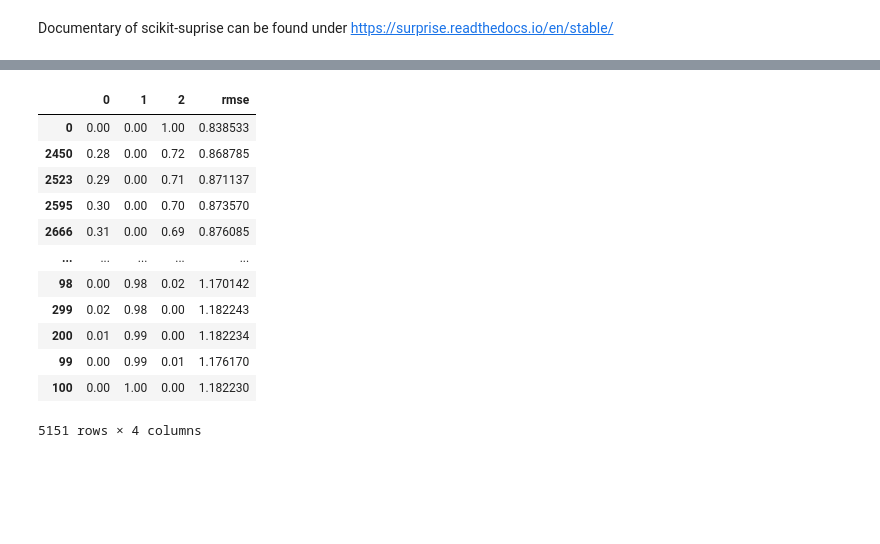
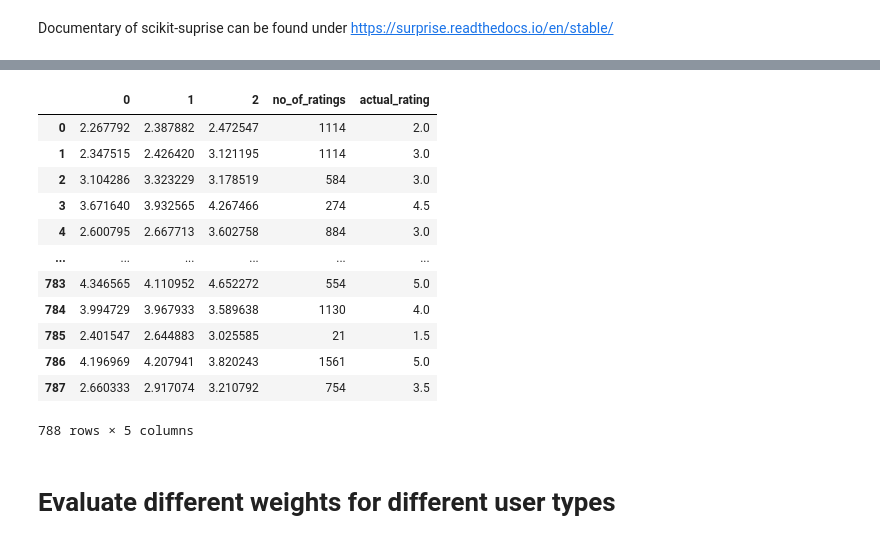
Before and after one commit to yuayixio/MovieRatingPredictor, a Jupyter notebook: notebooks/Model_Combination.ipynb, the cells around one changed output, grey strips where cells are left out. Saved outputs shown, nothing was run; the diff lists cells and outputs as text; code cells hidden in the pictures; blank space fills up the shorter version.

Commit message:
Fixed bug concerning the order of the test set

```diff
--- a/notebooks/Model_Combination.ipynb
+++ b/notebooks/Model_Combination.ipynb
@@ -113,17 +129,22 @@ def predict_movie_rating(imdbID, ratings, feature_data, mean, knn_metric, set_k,
 def compare_weights(algos, params_features, params_knn):
     i=0
     rmses = []
+    predictions = []
+    number_of_ratings = []
+    actual_ratings = []
     for train, test in KFold(n_splits=1000, **kwargs, shuffle=True).split(ratings):
-        preds = []
         # split data
         trainset = ratings.loc[train]
         testset = ratings.loc[test]
-        print(trainset.shape[0])
-        print(testset.shape[0])
+
         # convert data to surprise format
         train_surprise = Dataset.load_from_df(trainset, reader).build_full_trainset()
         test_surprise = Dataset.load_from_df(testset, reader).build_full_trainset().build_testset()
 
+        # overwrite testset as surprise sorts entries
+        testset = pd.DataFrame(test_surprise).rename(columns={0:'user_id', 1:'imdbID', 2:'rating'})
+
+        preds = []
         # Collaborative Filtering Models
         for algo in algos:
             algo.fit(train_surprise)
@@ -137,7 +158,7 @@ def compare_weights(algos, params_features, params_knn):
 
         # predict ratings
         pred_content = []
-        number_of_ratings = []
+        no_of_ratings = []
         for row in testset.itertuples():
             # select user and movie
             imdbID = row.imdbID
@@ -152,19 +173,27 @@ def compare_weights(algos, params_features, params_knn):
             # compute predictions
             pred_content.append(predict_movie_rating(imdbID, ratings_user, features_user, **params_knn))
             # store the number of predictions of a user:
-            number_of_ratings.append(ratings_user.shape[0])
+            no_of_ratings.append(ratings_user.shape[0])
 
-        predictions = [preds[0], preds[1], pred_content]
+        # predictions of the models
+        preds_total = [preds[0], preds[1], pred_content]
+        preds_total = np.asarray(preds_total)
+
+        actuals = np.asarray(testset['rating'])
+
         # store predictions and real ratings
-        predictions = np.asarray(predictions)
-        actuals = np.asarray(testset['rating'])
+        predictions.append(preds_total)
+        actual_ratings.append(actuals)
+        number_of_ratings.append(no_of_ratings)
+
         # calculate rmses
-        rmses.append([rmse(actuals, (predictions[0]*(w1/100)+predictions[1]*(w2/100)+predictions[2]*(1-w1/100-w2/100)), squared=False) for w1 in range(0,101) for w2 in range(0, 101-w1)])
+        rmses.append([rmse(actuals, (preds_total[0]*(w1/100)+preds_total[1]*(w2/100)+preds_total[2]*(1-w1/100-w2/100)), squared=False) for w1 in range(0,101) for w2 in range(0, 101-w1)])
         i+=1
         print('Iteration finished: ',i)
         # Early stopping to allow for fast testing
+        # may be increased for more stability of the results
         if i == 5:
-            return rmses, predictions, actuals, number_of_ratings
+            return rmses, predictions, actual_ratings, number_of_ratings
 # %%
 # define collaborative filtering models: KNN and SVD
 algos = (KNNWithMeans(k=115, min_k=5, sim_options={'name':'msd', 'user_based': False}, **kwargs), SVD(lr_all=0.01, reg_all=0.05, n_epochs=23, **kwargs))
@@ -247,17 +246,24 @@ results
 5151 rows × 4 columns
-# %%
-results.sort_values(1)
-# %% [output]
-|  | 0 | 1 | 2 | rmse |
-| 0 | 0.00 | 0.00 | 1.00 | 0.838533 |
-| 2450 | 0.28 | 0.00 | 0.72 | 0.868785 |
-| 2523 | 0.29 | 0.00 | 0.71 | 0.871137 |
-| 2595 | 0.30 | 0.00 | 0.70 | 0.873570 |
-| 2666 | 0.31 | 0.00 | 0.69 | 0.876085 |
-| ... | ... | ... | ... | ... |
-| 98 | 0.00 | 0.98 | 0.02 | 1.170142 |
-| 299 | 0.02 | 0.98 | 0.00 | 1.182243 |
-| 200 | 0.01 | 0.99 | 0.00 | 1.182234 |
-| 99 | 0.00 | 0.99 | 0.01 | 1.176170 |
-| 100 | 0.00 | 1.00 | 0.00 | 1.182230 |
-5151 rows × 4 columns
+# %%
+# get predictions of the models for the first iteration
+predictions_0 = pd.DataFrame(preds[0].T)
+predictions_0['no_of_ratings'] = np.asarray(numbers)[0]
+predictions_0['actual_rating'] = actual_ratings[0]
+# %%
+predictions_0
+# %% [output]
+|  | 0 | 1 | 2 | no_of_ratings | actual_rating |
+| 0 | 2.267792 | 2.387882 | 2.472547 | 1114 | 2.0 |
+| 1 | 2.347515 | 2.426420 | 3.121195 | 1114 | 3.0 |
+| 2 | 3.104286 | 3.323229 | 3.178519 | 584 | 3.0 |
+| 3 | 3.671640 | 3.932565 | 4.267466 | 274 | 4.5 |
+| 4 | 2.600795 | 2.667713 | 3.602758 | 884 | 3.0 |
+| ... | ... | ... | ... | ... | ... |
+| 783 | 4.346565 | 4.110952 | 4.652272 | 554 | 5.0 |
+| 784 | 3.994729 | 3.967933 | 3.589638 | 1130 | 4.0 |
+| 785 | 2.401547 | 2.644883 | 3.025585 | 21 | 1.5 |
+| 786 | 4.196969 | 4.207941 | 3.820243 | 1561 | 5.0 |
+| 787 | 2.660333 | 2.917074 | 3.210792 | 754 | 3.5 |
+788 rows × 5 columns
+# %% [markdown]
+# Evaluate different weights for different user types
```
Also changed, not shown: parts of 21 cells of this notebook, 1 other file.
